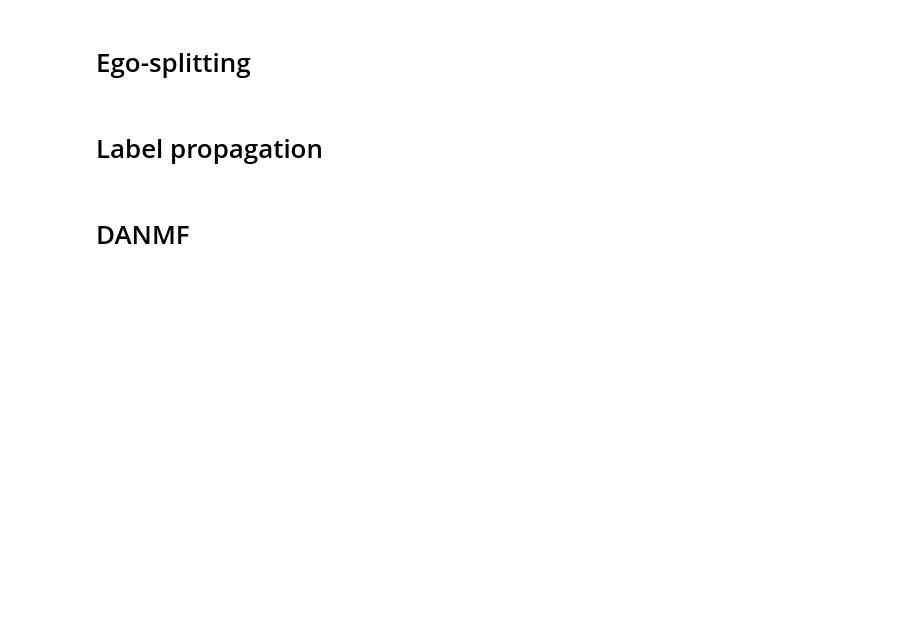
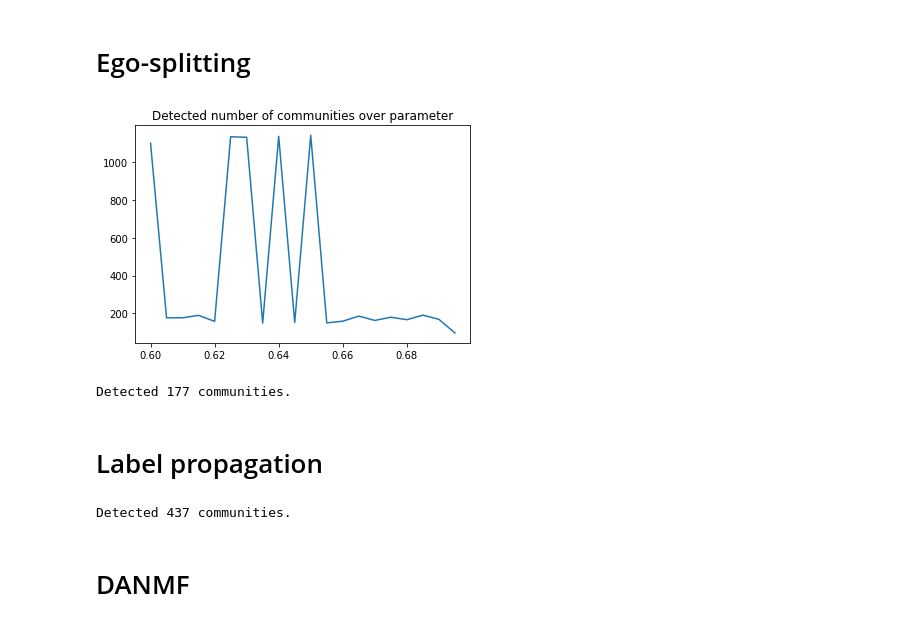
Before and after one commit to fayeg01/MLNS-project, a Jupyter notebook: Ego-splitting.ipynb, the cells around one changed output. Cells and saved outputs as stored; diff of their text form; code cells hidden in the pictures; blank space fills up the shorter version.

```diff
--- a/Ego-splitting.ipynb
+++ b/Ego-splitting.ipynb
@@ -6,11 +6,12 @@ from karateclub import LabelPropagation
 from karateclub import DANMF
 from karateclub import GEMSEC
 import networkx as nx
+import matplotlib.pyplot as plt
 import pickle
 
 import numpy as np
 
-G = nx.read_edgelist("com-youtube-connected")
+G = nx.read_edgelist("./pruned_connected_youtube/release-youtube-links.txt")
 # %%
 file_indexes = [index for index in range(G.number_of_nodes())]
 graph_indexes = [i for i in range(len(file_indexes))]
@@ -22,8 +23,29 @@ for i in range(len(file_indexes)):
 G = nx.convert_node_labels_to_integers(G)
 # %% [markdown]
 # Ego-splitting
-# %%
-splitter = EgoNetSplitter(1.0)
-# OOM
-splitter.fit(G)
-print(splitter.get_memberships())
+# %%
+to_test_vals = [(0.6 + 0.005*i) for i in range(0, 20)]
+com_detected = []
+for value in to_test_vals:
+    splitter = EgoNetSplitter(value)
+    splitter.fit(G)
+    cluster_membership = splitter.get_memberships()
+    comms = list(cluster_membership.values())
+    for i in range(len(comms)):
+        comms[i] = comms[i][0]
+    com_detected.append(np.amax(comms) - 1)
+plt.plot(to_test_vals, com_detected)
+plt.title("Detected number of communities over parameter")
+plt.show()
+# %% [output]
+[figure, added]
+# %%
+splitter = EgoNetSplitter(0.605)
+splitter.fit(G)
+cluster_membership = splitter.get_memberships()
+comms = list(cluster_membership.values())
+for i in range(len(comms)):
+    cluster_membership[i] = comms[i][0]
+print(f"Detected {np.amax(comms) - 1} communities.")
+# %% [output]
+Detected 177 communities.
@@ -33,6 +58,10 @@ print(splitter.get_memberships())
 model = LabelPropagation()
 model.fit(G)
 cluster_membership = model.get_memberships()
+comms = list(cluster_membership.values())
+print(f"Detected {len(set(comms))} communities.")
+# %% [output]
+Detected 437 communities.
 # %%
 with open('LabelPropagationPredictions.pkl', 'wb') as f:
     pickle.dump(cluster_membership, f)
```
Also changed, not shown: parts of 20 cells of this notebook, 21 other files.
